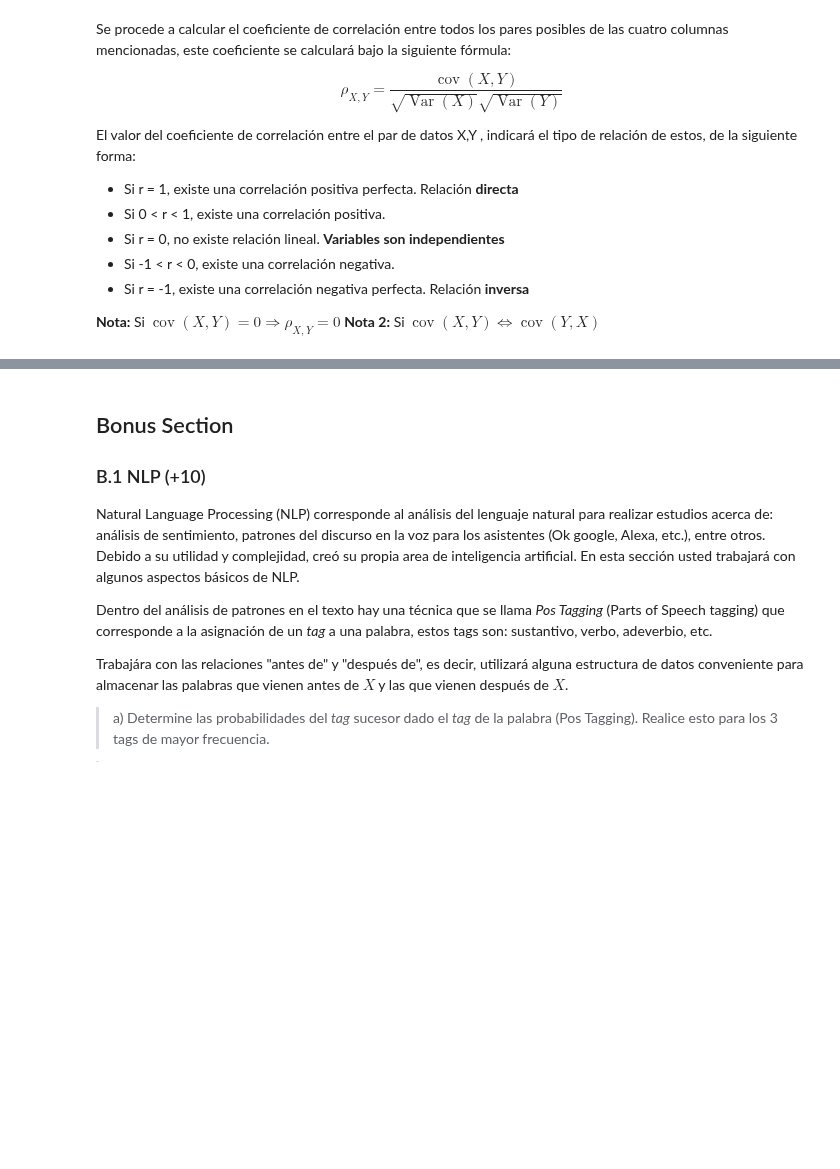
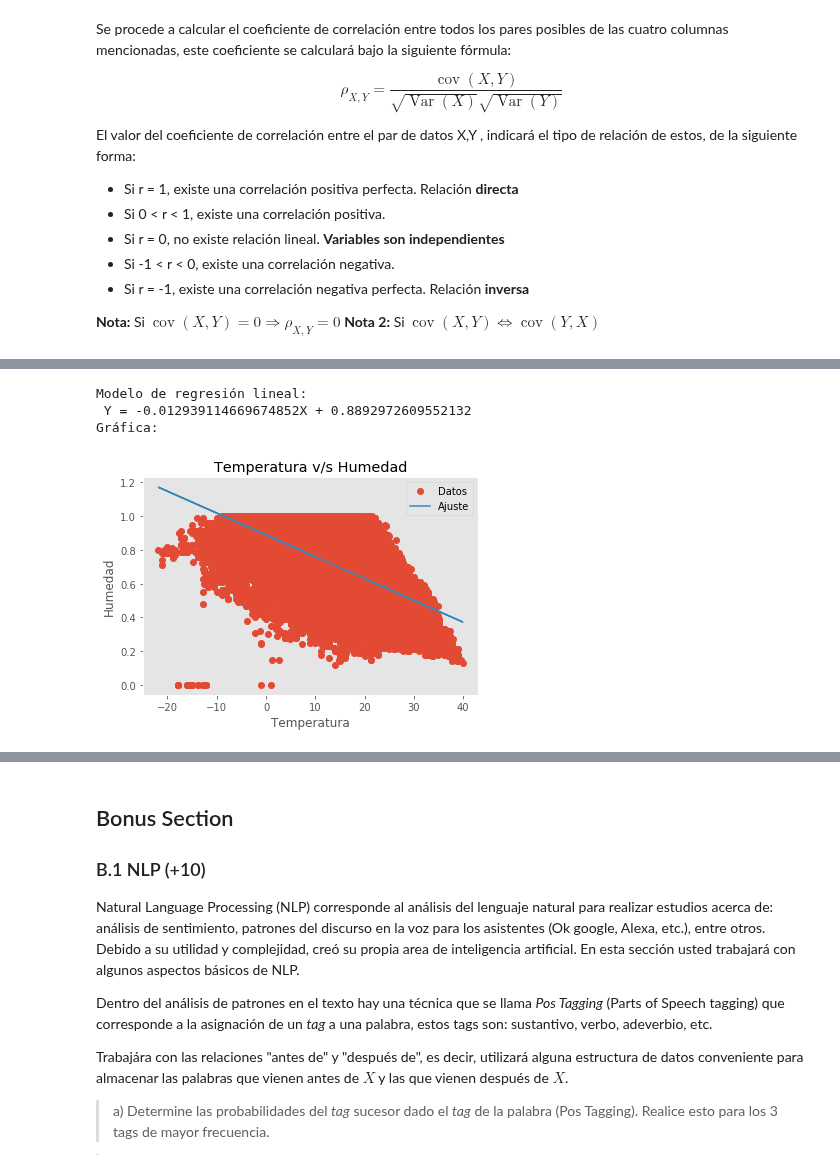
Before and after one commit to dmedelba/Lab3-Estaca, a Jupyter notebook: Laboratorio 3.ipynb, the cells around one changed output, grey strips where cells are left out. Cells and saved outputs as stored; diff of their text form; code cells hidden in the pictures; blank space fills up the shorter version.

```diff
--- a/Laboratorio 3.ipynb
+++ b/Laboratorio 3.ipynb
@@ -927,0 +951,38 @@ Según los valores de coeficiente de correlación presentados podemos concluir l
+# %%
+x = np.array(t)
+y = np.array(h)
+
+n = len(x) #cantidad de datos
+
+sumx = sum(x)
+sumy = sum(y)
+suma = 0
+for i in Y:
+    suma = suma + i**2
+sumx2 = sum(x*x)
+sumy2 = sum(y*y)
+sumxy = sum(x*y)
+
+mean_x = sumx/n
+mean_y = sumy/n
+
+m = (sumx*sumy - n*sumxy) / (sumx**2 - n*sumx2)
+b = ((mean_y - m*mean_x))
+
+print("Modelo de regresión lineal:")
+print(" Y = "+ str(m) + 'X + ' + str(b))
+print("Gráfica:")
+
+plt.plot(x, y, 'o', label = 'Datos')
+plt.plot(x, m*x +b, label = 'Ajuste')
+plt.xlabel('Temperatura')
+plt.ylabel('Humedad')
+plt.title('Temperatura v/s Humedad')
+plt.grid()
+plt.legend()
+plt.show()
+# %% [output]
+Modelo de regresión lineal:
+ Y = -0.012939114669674852X + 0.8892972609552132
+Gráfica:
+[figure, added]
```
Also changed, not shown: parts of 11 cells of this notebook, 1 other file.
